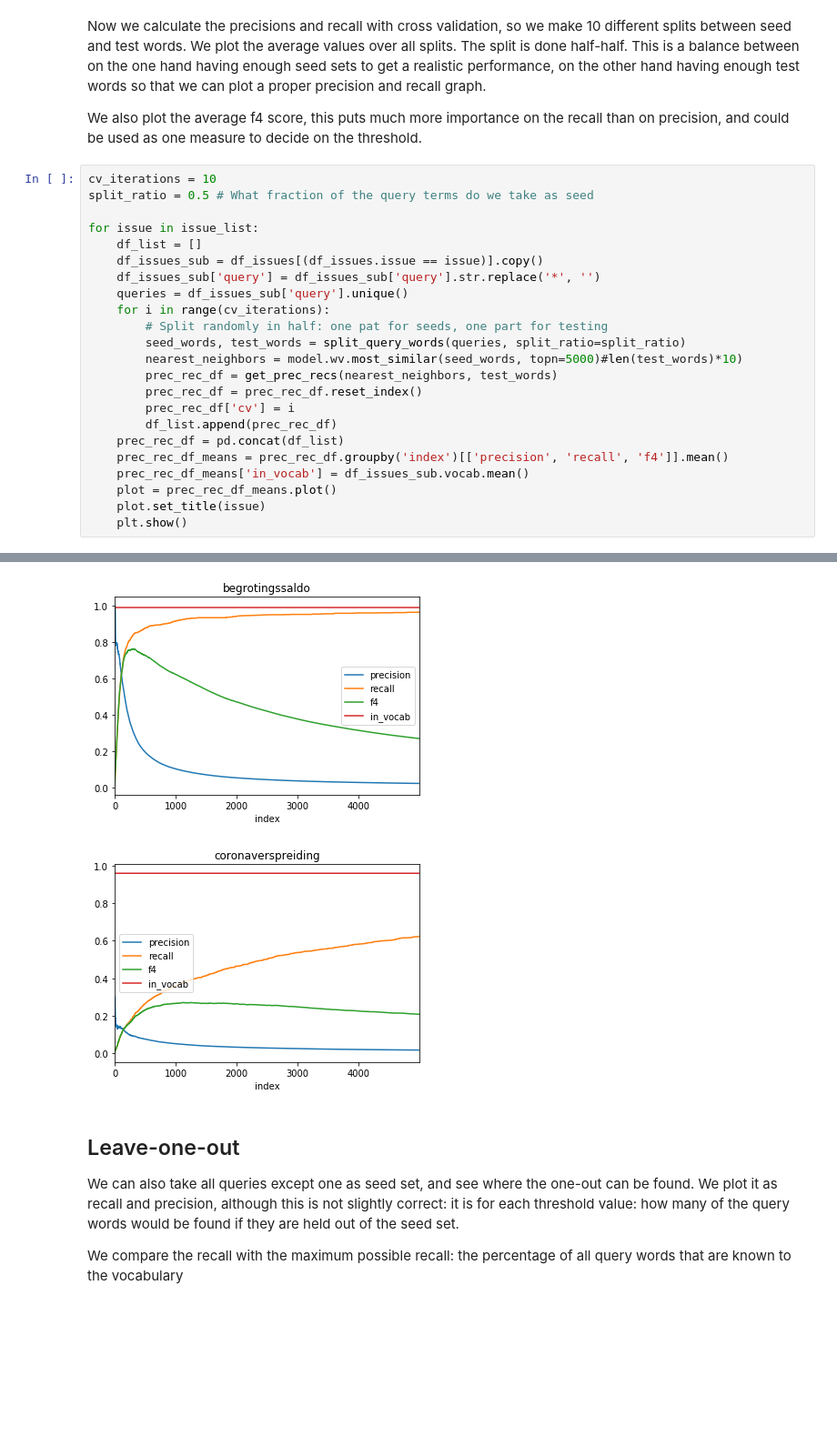
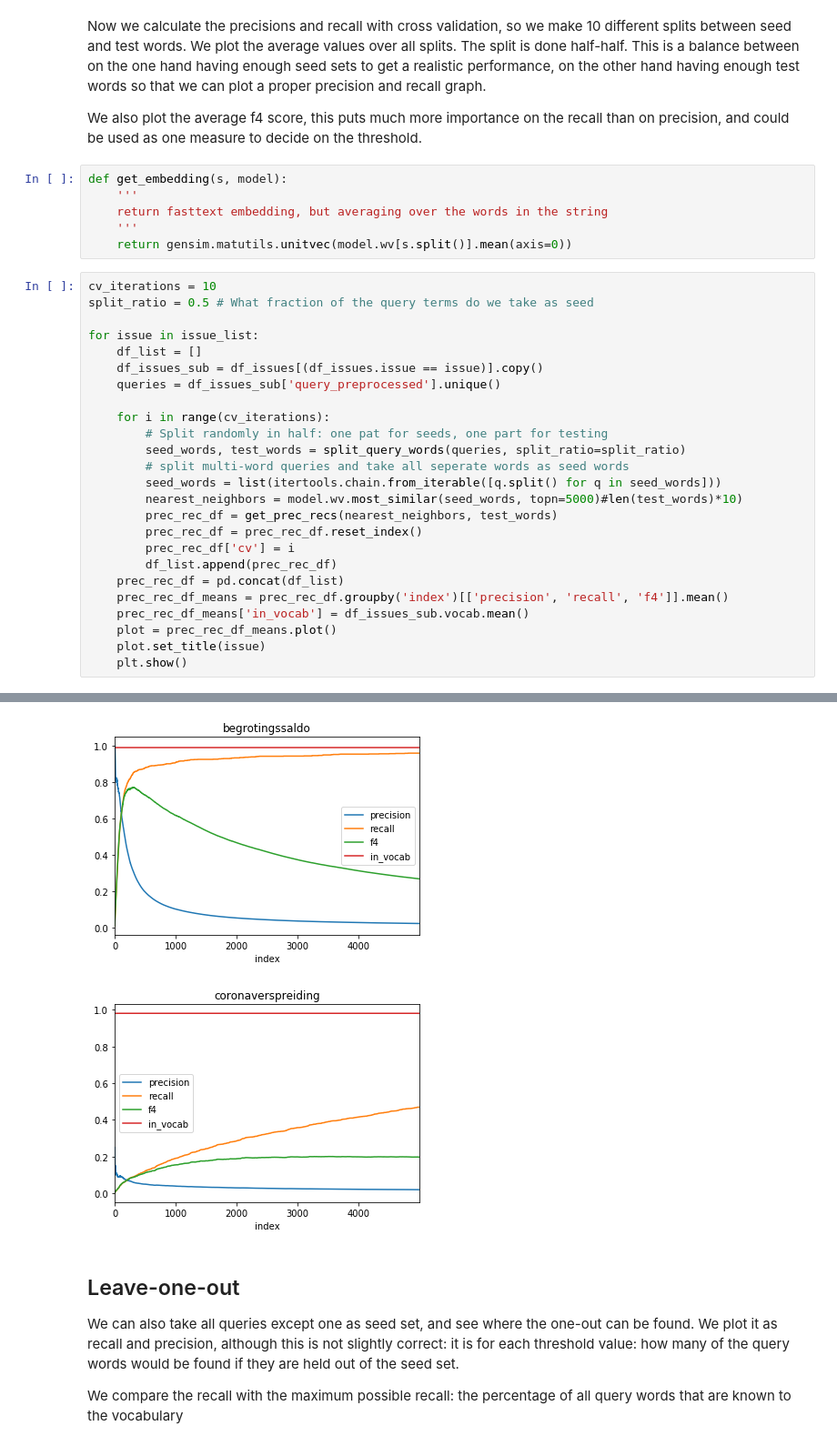
Before and after one commit to Filter-Bubble/stance_finder, a Jupyter notebook: notebooks/Query_set_expansion_CV_subset.ipynb, the cells around one changed output, grey strips where cells are left out. Shown at 91% size. Drawn from its saved outputs; the diff is of its cells as text; blank space fills up the shorter version.

```diff
--- a/notebooks/Query_set_expansion_CV_subset.ipynb
+++ b/notebooks/Query_set_expansion_CV_subset.ipynb
@@ -70,6 +70,12 @@ Now we calculate the precisions and recall with cross validation, so we make 10
 The split is done half-half. This is a balance between on the one hand having enough seed sets to get a realistic performance, on the other hand having enough test words so that we can plot a proper precision and recall graph.
 
 We also plot the average f4 score, this puts much more importance on the recall than on precision, and could be used as one measure to decide on the threshold.
+# %%
+def get_embedding(s, model):
+    '''
+    return fasttext embedding, but averaging over the words in the string
+    '''
+    return gensim.matutils.unitvec(model.wv[s.split()].mean(axis=0))
 # %%
 cv_iterations = 10
 split_ratio = 0.5 # What fraction of the query terms do we take as seed
@@ -77,11 +83,13 @@ split_ratio = 0.5 # What fraction of the query terms do we take as seed
 for issue in issue_list:
     df_list = []
     df_issues_sub = df_issues[(df_issues.issue == issue)].copy()
-    df_issues_sub['query'] = df_issues_sub['query'].str.replace('*', '')
-    queries = df_issues_sub['query'].unique()
+    queries = df_issues_sub['query_preprocessed'].unique()
+
     for i in range(cv_iterations):
         # Split randomly in half: one pat for seeds, one part for testing
         seed_words, test_words = split_query_words(queries, split_ratio=split_ratio)
+        # split multi-word queries and take all seperate words as seed words
+        seed_words = list(itertools.chain.from_iterable([q.split() for q in seed_words]))
         nearest_neighbors = model.wv.most_similar(seed_words, topn=5000)#len(test_words)*10)
         prec_rec_df = get_prec_recs(nearest_neighbors, test_words)
         prec_rec_df = prec_rec_df.reset_index()
@@ -99,5 +107,5 @@ for issue in issue_list:
-[figure, old version]
+[figure, new version]
-[figure, old version]
+[figure, new version]
 # %% [markdown]
 ## Leave-one-out
 We can also take all queries except one as seed set, and see where the one-out can be found.
```
Also changed, not shown: parts of 2 cells of this notebook, 2 other files.
